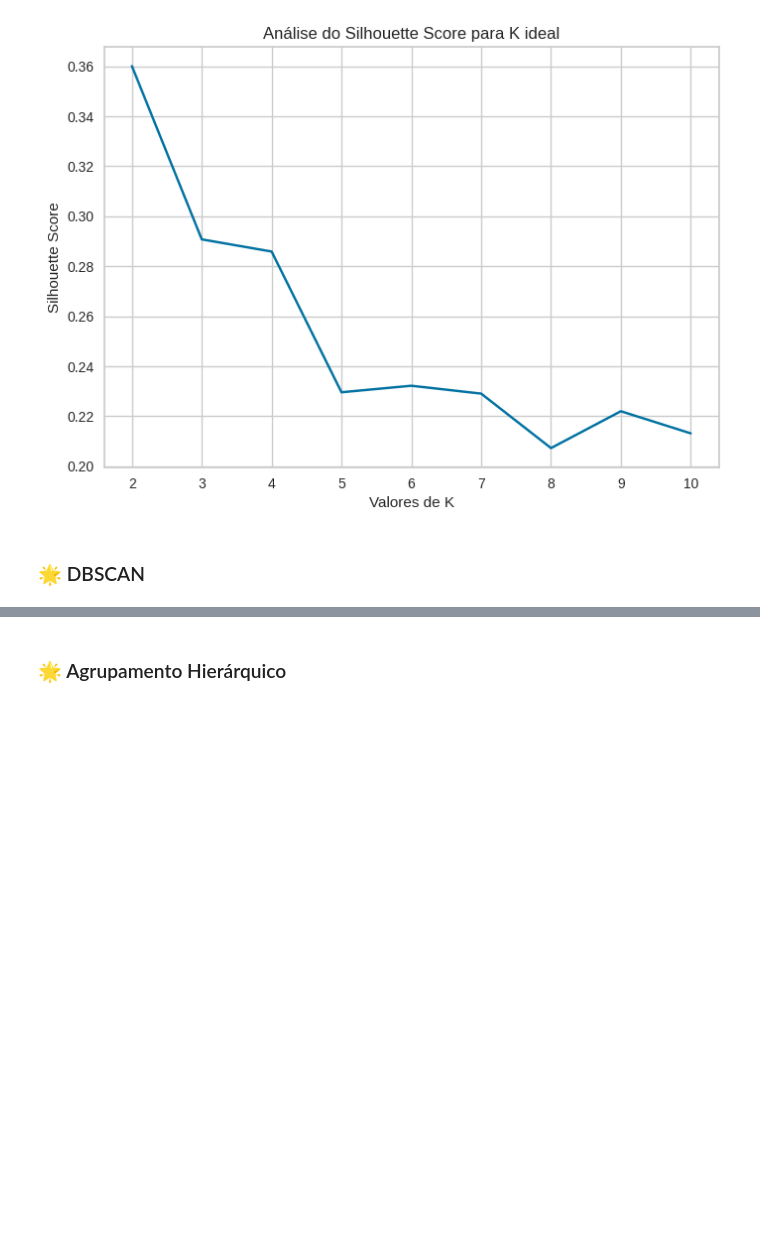
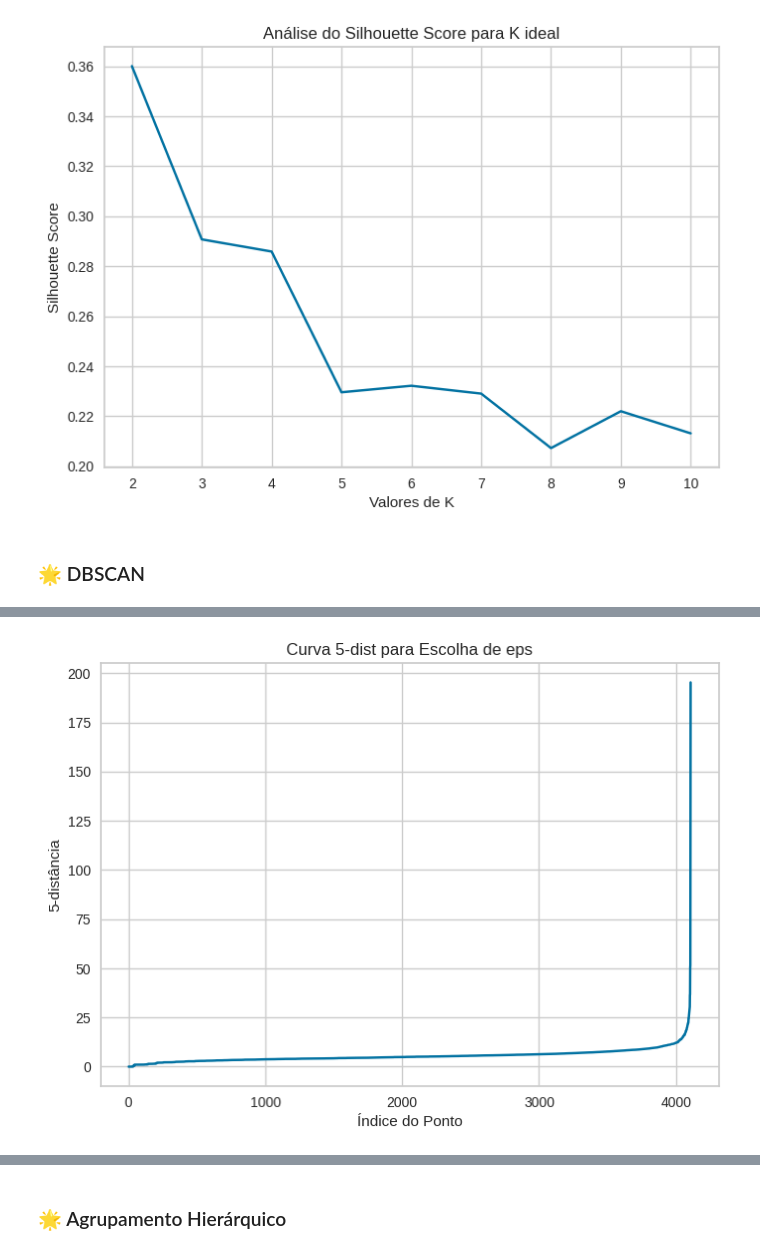
Before and after one commit to Texugo-928/Santander_ML2, a Jupyter notebook: Projeto.ipynb, the cells around one changed output, grey strips where cells are left out. Drawn from its saved outputs; the diff is of its cells as text; code cells hidden in the pictures; blank space fills up the shorter version.

```diff
--- a/Projeto.ipynb
+++ b/Projeto.ipynb
@@ -671,0 +587,16 @@ KeyError: ignored
+# %%
+# Calcular as k-distâncias para determinar o valor de eps
+k = 5
+neigh = NearestNeighbors(n_neighbors=k, metric = 'euclidean')
+nbrs = neigh.fit(df_tratado_atributos)
+distances, indices = nbrs.kneighbors(df_tratado_atributos)
+distances = np.sort(distances[:, k-1], axis=0)
+
+# Plote a curva k-dist
+plt.plot(distances)
+plt.xlabel('Índice do Ponto')
+plt.ylabel(f'{k}-distância')
+plt.title(f'Curva {k}-dist para Escolha de eps')
+plt.show()
+# %% [output]
+[figure, added]
```
Also changed, not shown: parts of 10 cells of this notebook.
